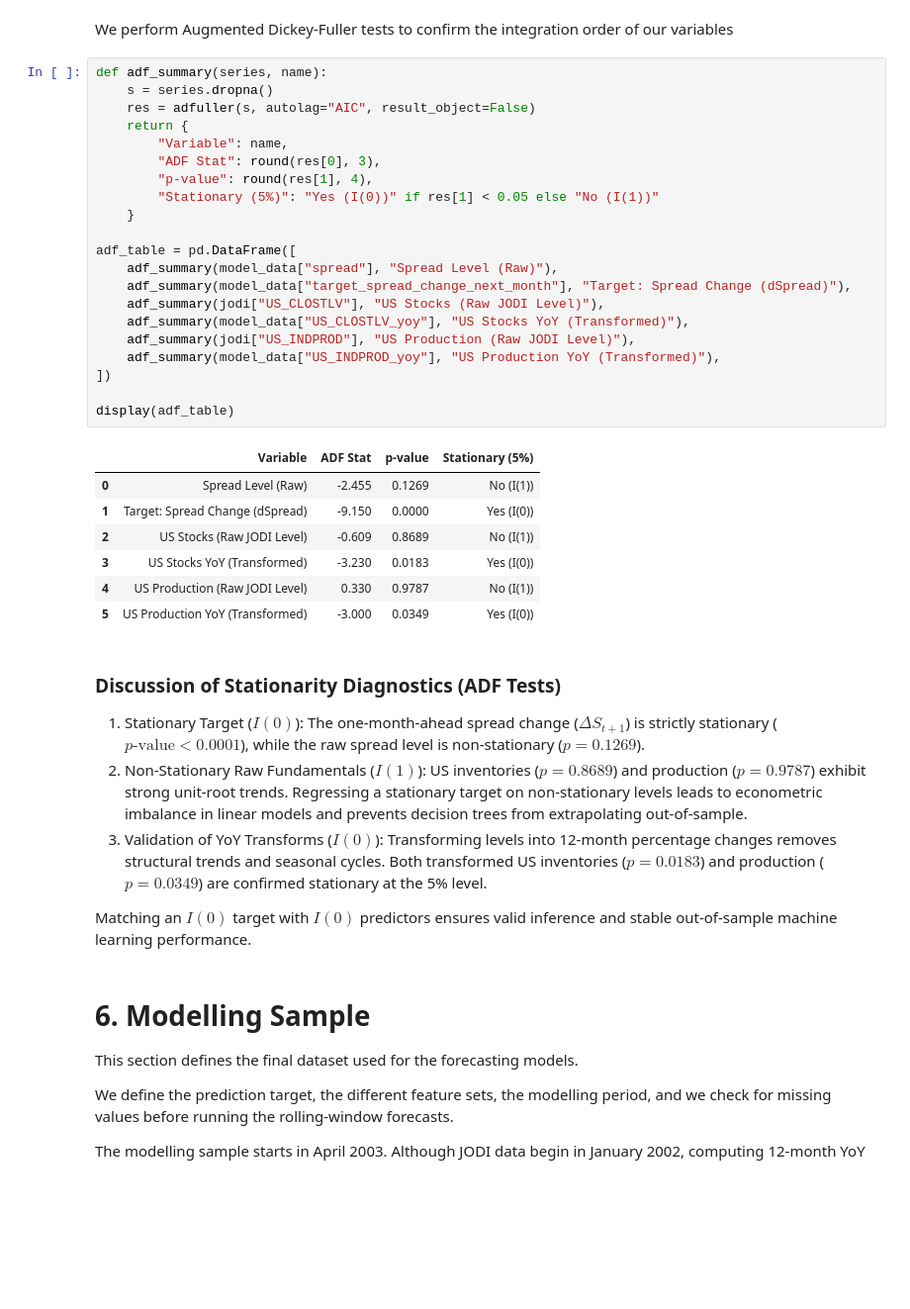
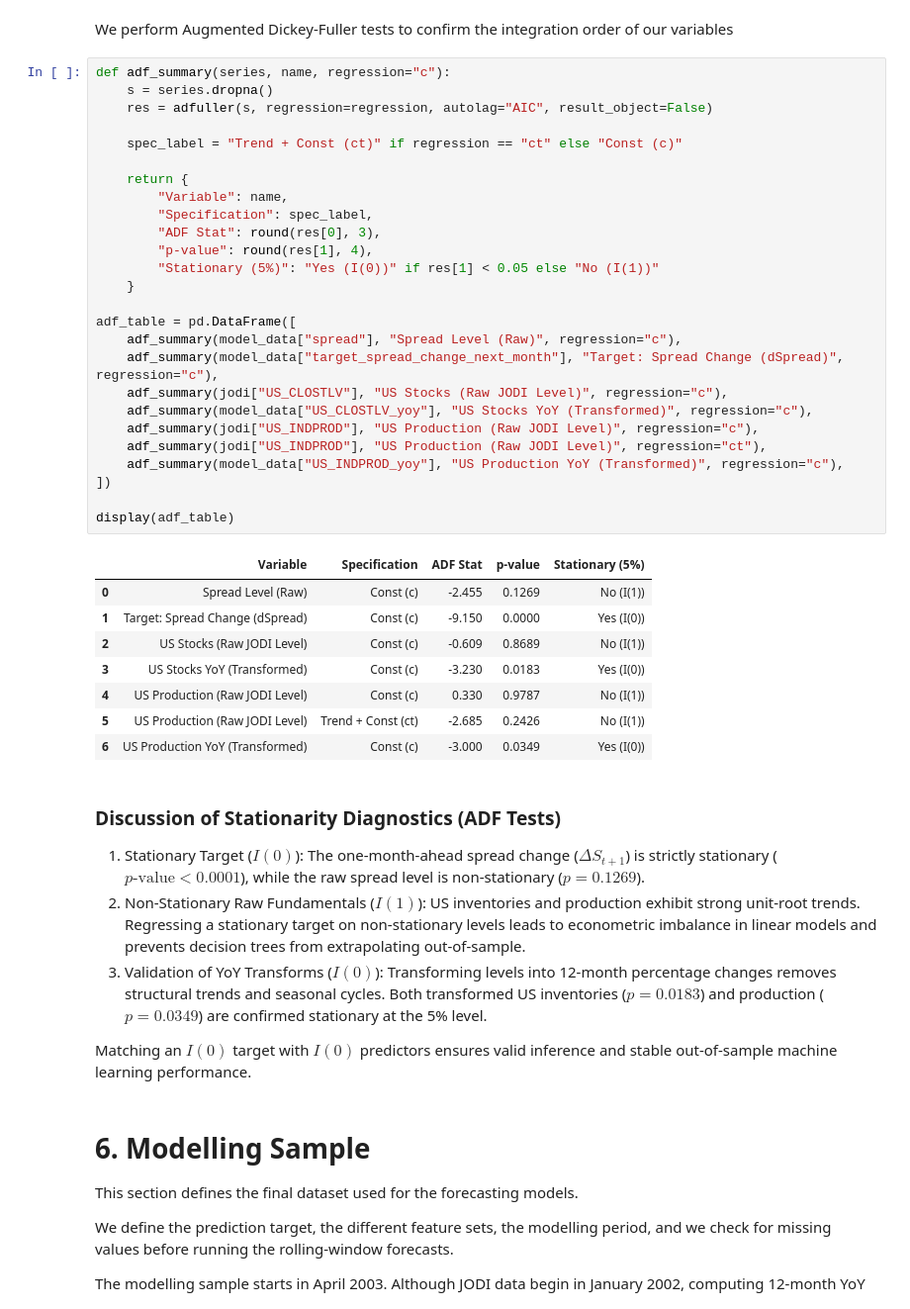
Before and after one commit to Samgit0532/brent-wti-ml-project, a Jupyter notebook: main.ipynb, the cells around one changed output. Shown at 99% size. Drawn from its saved outputs; the diff is of its cells as text; blank space fills up the shorter version.

```diff
--- a/main.ipynb
+++ b/main.ipynb
@@ -208,39 +214,45 @@ model_data = build_model_dataset(
 # %% [markdown]
 We perform Augmented Dickey-Fuller tests to confirm the integration order of our variables
 # %%
-def adf_summary(series, name):
+def adf_summary(series, name, regression="c"):
     s = series.dropna()
-    res = adfuller(s, autolag="AIC", result_object=False)
+    res = adfuller(s, regression=regression, autolag="AIC", result_object=False)
+
+    spec_label = "Trend + Const (ct)" if regression == "ct" else "Const (c)"
+
     return {
         "Variable": name,
+        "Specification": spec_label,
         "ADF Stat": round(res[0], 3),
         "p-value": round(res[1], 4),
         "Stationary (5%)": "Yes (I(0))" if res[1] < 0.05 else "No (I(1))"
     }
 
 adf_table = pd.DataFrame([
-    adf_summary(model_data["spread"], "Spread Level (Raw)"),
-    adf_summary(model_data["target_spread_change_next_month"], "Target: Spread Change (dSpread)"),
-    adf_summary(jodi["US_CLOSTLV"], "US Stocks (Raw JODI Level)"),
-    adf_summary(model_data["US_CLOSTLV_yoy"], "US Stocks YoY (Transformed)"),
-    adf_summary(jodi["US_INDPROD"], "US Production (Raw JODI Level)"),
-    adf_summary(model_data["US_INDPROD_yoy"], "US Production YoY (Transformed)"),
+    adf_summary(model_data["spread"], "Spread Level (Raw)", regression="c"),
+    adf_summary(model_data["target_spread_change_next_month"], "Target: Spread Change (dSpread)", regression="c"),
+    adf_summary(jodi["US_CLOSTLV"], "US Stocks (Raw JODI Level)", regression="c"),
+    adf_summary(model_data["US_CLOSTLV_yoy"], "US Stocks YoY (Transformed)", regression="c"),
+    adf_summary(jodi["US_INDPROD"], "US Production (Raw JODI Level)", regression="c"),
+    adf_summary(jodi["US_INDPROD"], "US Production (Raw JODI Level)", regression="ct"),
+    adf_summary(model_data["US_INDPROD_yoy"], "US Production YoY (Transformed)", regression="c"),
 ])
 
 display(adf_table)
 # %% [output]
-|  | Variable | ADF Stat | p-value | Stationary (5%) |
-| 0 | Spread Level (Raw) | -2.455 | 0.1269 | No (I(1)) |
-| 1 | Target: Spread Change (dSpread) | -9.150 | 0.0000 | Yes (I(0)) |
-| 2 | US Stocks (Raw JODI Level) | -0.609 | 0.8689 | No (I(1)) |
-| 3 | US Stocks YoY (Transformed) | -3.230 | 0.0183 | Yes (I(0)) |
-| 4 | US Production (Raw JODI Level) | 0.330 | 0.9787 | No (I(1)) |
-| 5 | US Production YoY (Transformed) | -3.000 | 0.0349 | Yes (I(0)) |
+|  | Variable | Specification | ADF Stat | p-value | Stationary (5%) |
+| 0 | Spread Level (Raw) | Const (c) | -2.455 | 0.1269 | No (I(1)) |
+| 1 | Target: Spread Change (dSpread) | Const (c) | -9.150 | 0.0000 | Yes (I(0)) |
+| 2 | US Stocks (Raw JODI Level) | Const (c) | -0.609 | 0.8689 | No (I(1)) |
+| 3 | US Stocks YoY (Transformed) | Const (c) | -3.230 | 0.0183 | Yes (I(0)) |
+| 4 | US Production (Raw JODI Level) | Const (c) | 0.330 | 0.9787 | No (I(1)) |
+| 5 | US Production (Raw JODI Level) | Trend + Const (ct) | -2.685 | 0.2426 | No (I(1)) |
+| 6 | US Production YoY (Transformed) | Const (c) | -3.000 | 0.0349 | Yes (I(0)) |
 # %% [markdown]
 ### Discussion of Stationarity Diagnostics (ADF Tests)
 
 1. Stationary Target ($I(0)$): The one-month-ahead spread change ($\Delta S_{t+1}$) is strictly stationary ($p\text{-value} < 0.0001$), while the raw spread level is non-stationary ($p = 0.1269$).
-2. Non-Stationary Raw Fundamentals ($I(1)$): US inventories ($p = 0.8689$) and production ($p = 0.9787$) exhibit strong unit-root trends. Regressing a stationary target on non-stationary levels leads to econometric imbalance in linear models and prevents decision trees from extrapolating out-of-sample.
+2. Non-Stationary Raw Fundamentals ($I(1)$): US inventories and production exhibit strong unit-root trends. Regressing a stationary target on non-stationary levels leads to econometric imbalance in linear models and prevents decision trees from extrapolating out-of-sample.
 3. Validation of YoY Transforms ($I(0)$): Transforming levels into 12-month percentage changes removes structural trends and seasonal cycles. Both transformed US inventories ($p = 0.0183$) and production ($p = 0.0349$) are confirmed stationary at the 5% level.
 
 Matching an $I(0)$ target with $I(0)$ predictors ensures valid inference and stable out-of-sample machine learning performance.
```
Also changed, not shown: parts of 7 cells of this notebook.
